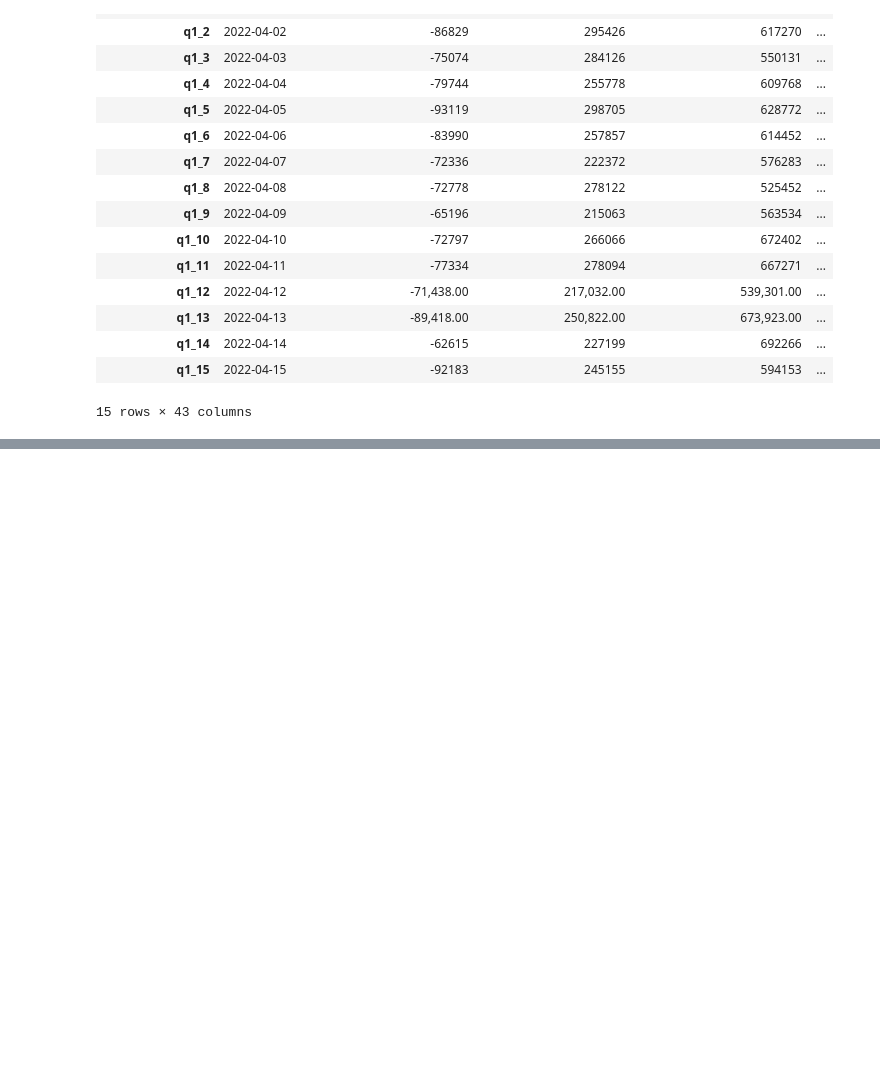
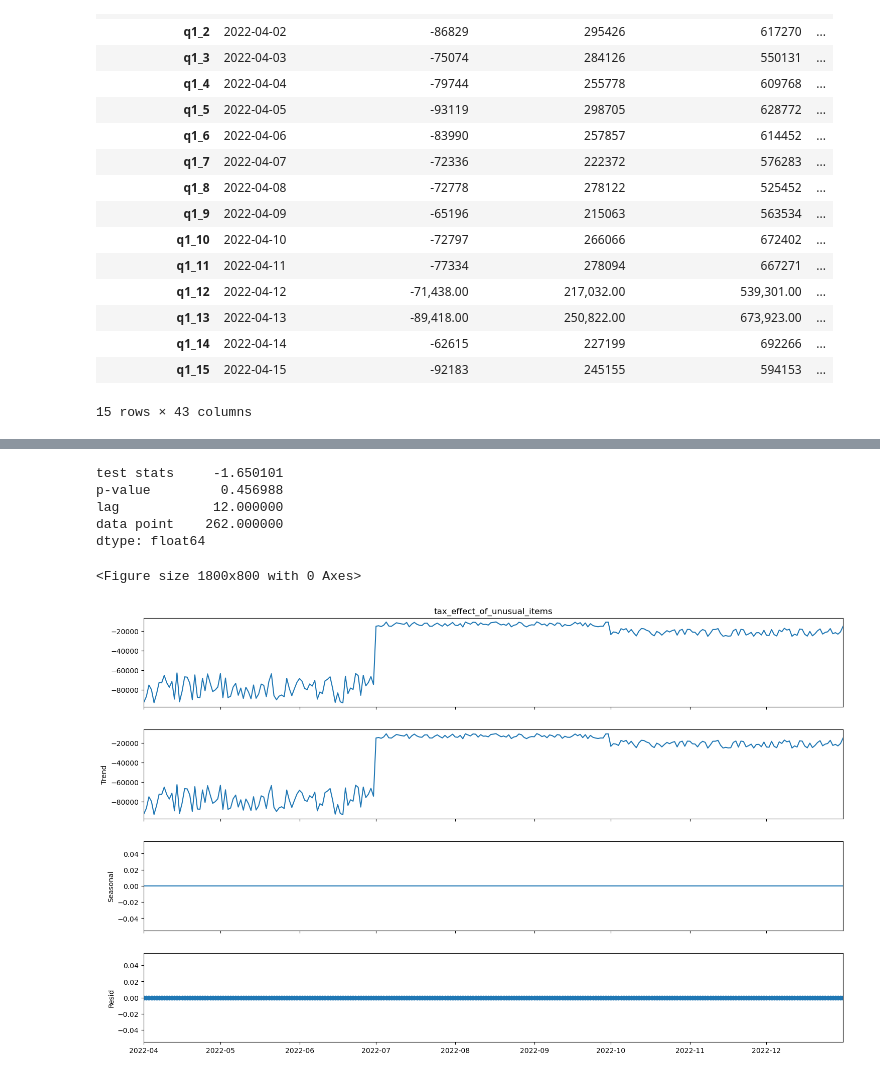
Before and after one commit to shahabas9/crypto_prediction, a Jupyter notebook: workspace/preprocessing.ipynb, the cells around one changed output, grey strips where cells are left out. Cells and saved outputs as stored; diff of their text form; code cells hidden in the pictures; blank space fills up the shorter version.

```diff
--- a/workspace/preprocessing.ipynb
+++ b/workspace/preprocessing.ipynb
@@ -228,0 +221,8 @@ dtype: float64
+# %%
+pd.Series(adf[0:4],index=["test stats","p-value","lag","data point"])
+# %% [output]
+test stats     -1.650101
+p-value         0.456988
+lag            12.000000
+data point    262.000000
+dtype: float64
@@ -228,0 +231,10 @@ dtype: float64
+# %%
+from statsmodels.tsa.seasonal import seasonal_decompose
+result=seasonal_decompose(tax_effect["tax_effect_of_unusual_items"],model="additive",period=1)
+# %%
+plt.figure(figsize=(18,8))
+fig=result.plot()
+fig.set_size_inches(17,10)
+# %% [output]
+<Figure size 1800x800 with 0 Axes>
+[figure, added]
```
Also changed, not shown: parts of 58 cells of this notebook.
